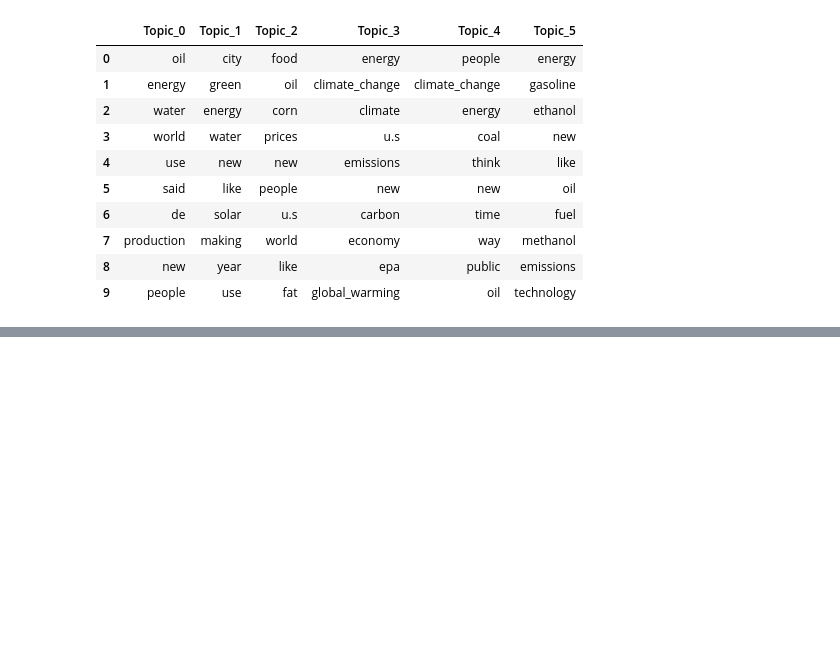
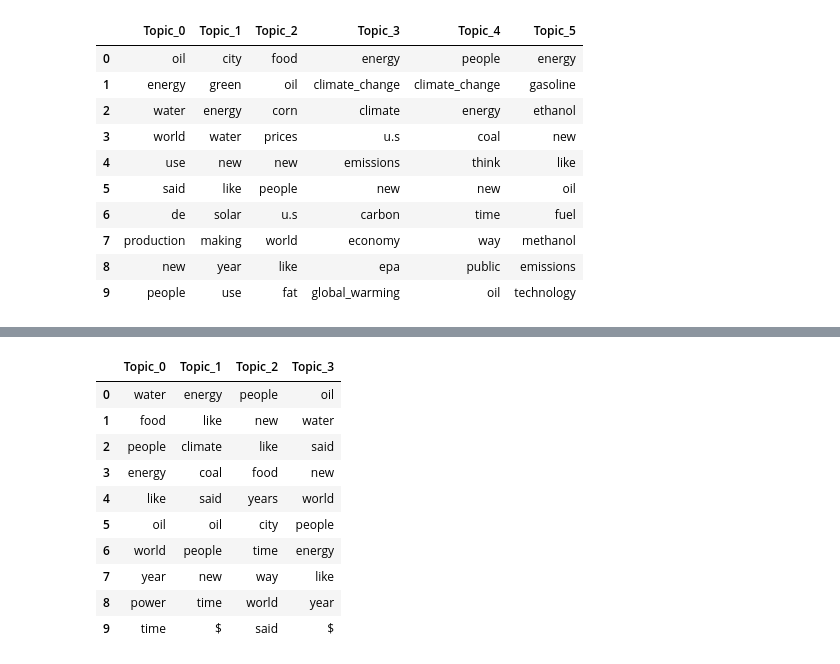
Before and after one commit to mikepackard415/Scientific-Environmental-Discourse, a Jupyter notebook: Programs/Topic Modeling.ipynb, the cells around one changed output, grey strips where cells are left out. Saved outputs shown, nothing was run; the diff lists cells and outputs as text; code cells hidden in the pictures; blank space fills up the shorter version.

```diff
--- a/Programs/Topic Modeling.ipynb
+++ b/Programs/Topic Modeling.ipynb
@@ -646,0 +664,22 @@ top_words
+# %%
+# Now, no tfidf (run on midway)
+lda = models.ldamodel.LdaModel.load('../Data/Environmental Discourse/Single-Year-TMs/Models/tm_13_04')
+
+topicsDict = {}
+for topicNum in range(lda.num_topics):
+    topicWords = [w for w, p in lda.show_topic(topicNum)]
+    topicsDict['Topic_{}'.format(topicNum)] = topicWords
+
+pd.DataFrame(topicsDict)
+# %% [output]
+|  | Topic_0 | Topic_1 | Topic_2 | Topic_3 |
+| 0 | water | energy | people | oil |
+| 1 | food | like | new | water |
+| 2 | people | climate | like | said |
+| 3 | energy | coal | food | new |
+| 4 | like | said | years | world |
+| 5 | oil | oil | city | people |
+| 6 | world | people | time | energy |
+| 7 | year | new | way | like |
+| 8 | power | time | world | year |
+| 9 | time | $ | said | $ |
```
Also changed, not shown: parts of 9 cells of this notebook, 1 other file.
